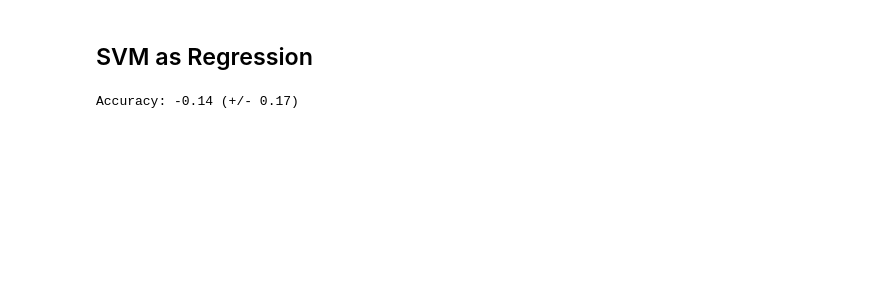
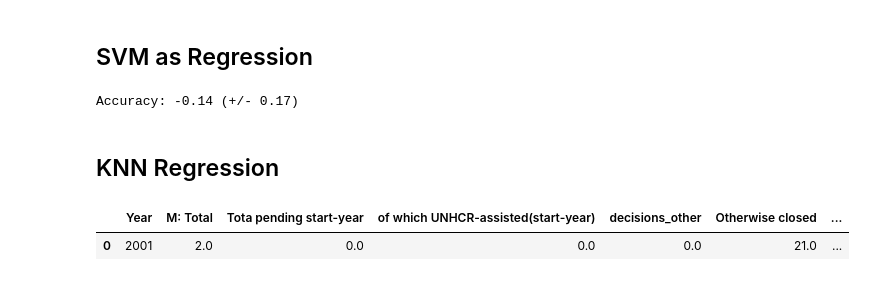
Before and after one commit to gemmaaa/lingdata, a Jupyter notebook: 3.7 Supervised learning capstone UNHCR attempt.ipynb, the cells around one changed output. Drawn from its saved outputs; the diff is of its cells as text; code cells hidden in the pictures; blank space fills up the shorter version.

```diff
--- a/3.7 Supervised learning capstone UNHCR attempt.ipynb
+++ b/3.7 Supervised learning capstone UNHCR attempt.ipynb
@@ -1017,2 +1119,4 @@ print("Accuracy: %0.2f (+/- %0.2f)" % (scores.mean(), scores.std() * 2))
 # %% [output]
 Accuracy: -0.14 (+/- 0.17)
+# %% [markdown]
+## KNN Regression
@@ -1018,0 +1125,5 @@ Accuracy: -0.14 (+/- 0.17)
+# %%
+features_new.head(1)
+# %% [output]
+|  | Year | M: Total | Tota pending start-year | of which UNHCR-assisted(start-year) | decisions_other | Otherwise closed | ... |
+| 0 | 2001 | 2.0 | 0.0 | 0.0 | 0.0 | 21.0 | ... |
```
Also changed, not shown: parts of 27 cells of this notebook.
